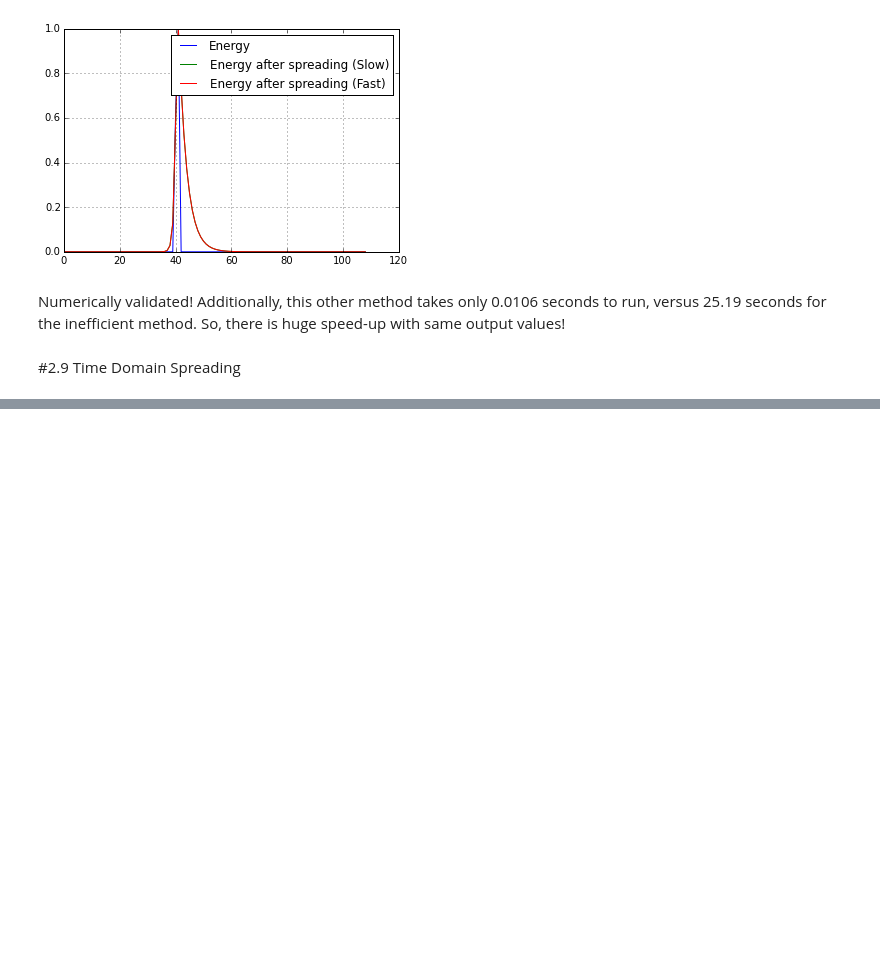
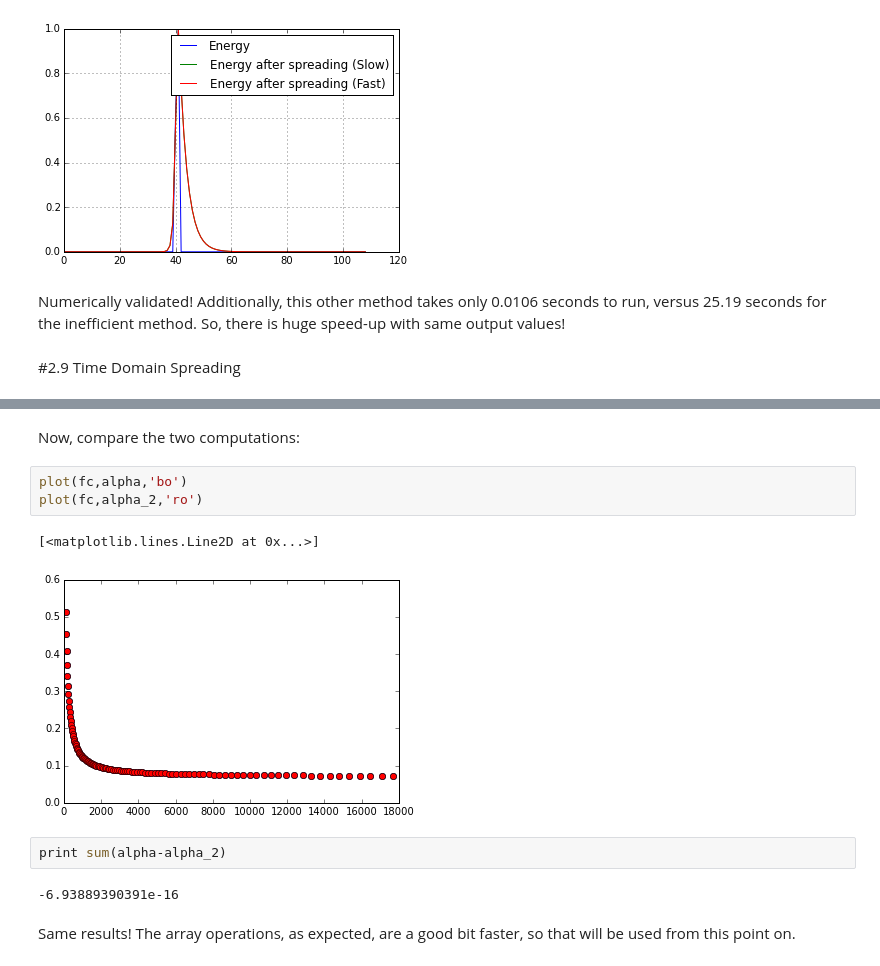
Before and after one commit to stephencwelch/Perceptual-Coding-In-Python, a Jupyter notebook: Explore PEAQ (MC).ipynb, the cells around one changed output, grey strips where cells are left out. Cells and saved outputs as stored; diff of their text form; blank space fills up the shorter version.

```diff
--- a/Explore PEAQ (MC).ipynb
+++ b/Explore PEAQ (MC).ipynb
@@ -1138,0 +1197,14 @@ Numerically validated! Additionally, this other method takes only 0.0106 seconds
+# %% [markdown]
+Now, compare the two computations:
+# %%
+plot(fc,alpha,'bo')
+plot(fc,alpha_2,'ro')
+# %% [output]
+[<matplotlib.lines.Line2D at 0x...>]
+[figure, added]
+# %%
+print sum(alpha-alpha_2)
+# %% [output]
+-6.93889390391e-16
+# %% [markdown]
+Same results! The array operations, as expected, are a good bit faster, so that will be used from this point on.
```
Also changed, not shown: parts of 18 cells of this notebook.
